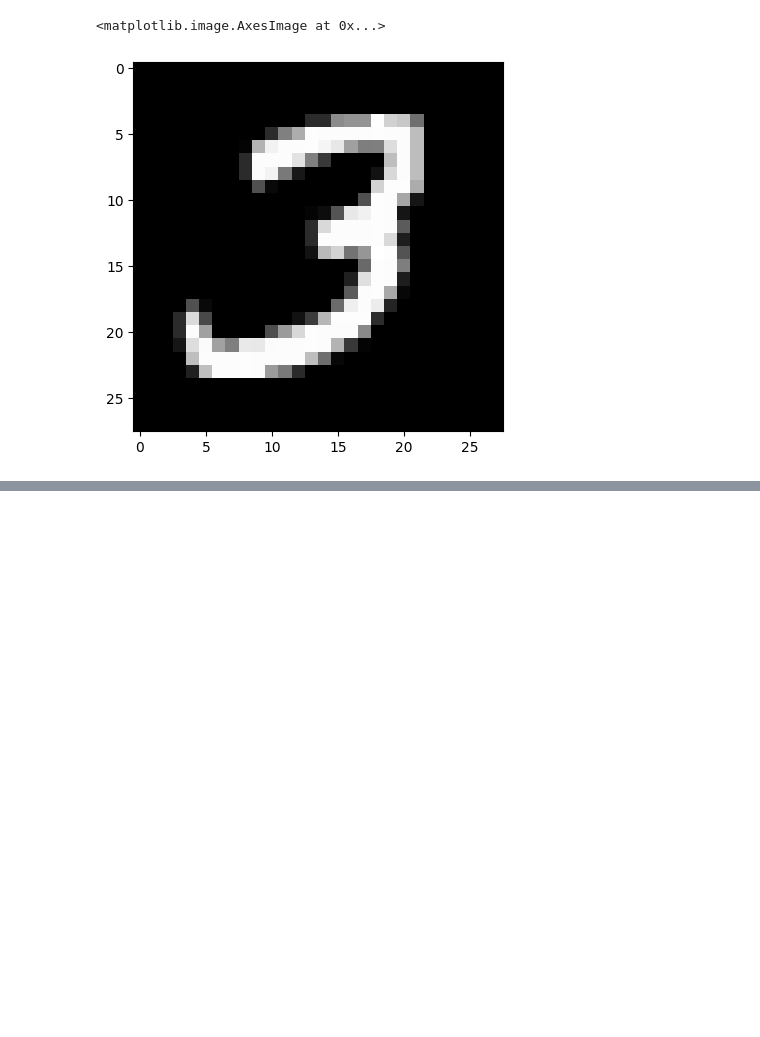
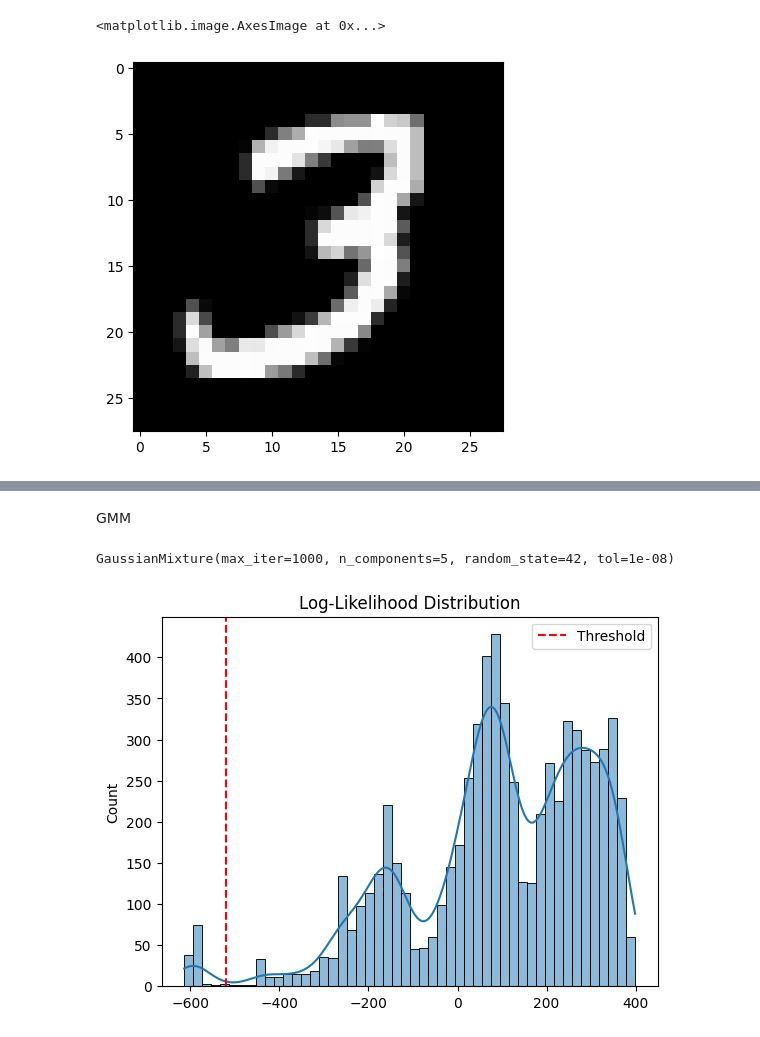
Before and after one commit to parsamhb82/MNIST_with_anomaly, a Jupyter notebook: Mnist_with_anomaly.ipynb, the cells around one changed output, grey strips where cells are left out. Saved outputs shown, nothing was run; the diff lists cells and outputs as text; code cells hidden in the pictures; blank space fills up the shorter version.

```diff
--- a/Mnist_with_anomaly.ipynb
+++ b/Mnist_with_anomaly.ipynb
@@ -112,0 +113,2 @@ percentage_of_finded_anomalities(anomalies, anomalies_indices)
+# %% [markdown]
+GMM
@@ -112,0 +117,20 @@ percentage_of_finded_anomalities(anomalies, anomalies_indices)
+# %%
+gmm = GaussianMixture(n_components=5, covariance_type='full', max_iter=1000, init_params='kmeans', random_state=42, tol=1e-8)
+# %%
+gmm.fit(matrix)
+# %% [output]
+GaussianMixture(max_iter=1000, n_components=5, random_state=42, tol=1e-08)
+# %%
+log_likelihood = gmm.score_samples(matrix)
+# %%
+threshold = np.percentile(log_likelihood, 1.7)
+# %%
+import seaborn as sns
+
+sns.histplot(log_likelihood, bins=50, kde=True)
+plt.axvline(threshold, color='red', linestyle='dashed', label='Threshold')
+plt.legend()
+plt.title("Log-Likelihood Distribution")
+plt.show()
+# %% [output]
+[figure, added]
```
Also changed, not shown: parts of 19 cells of this notebook.
